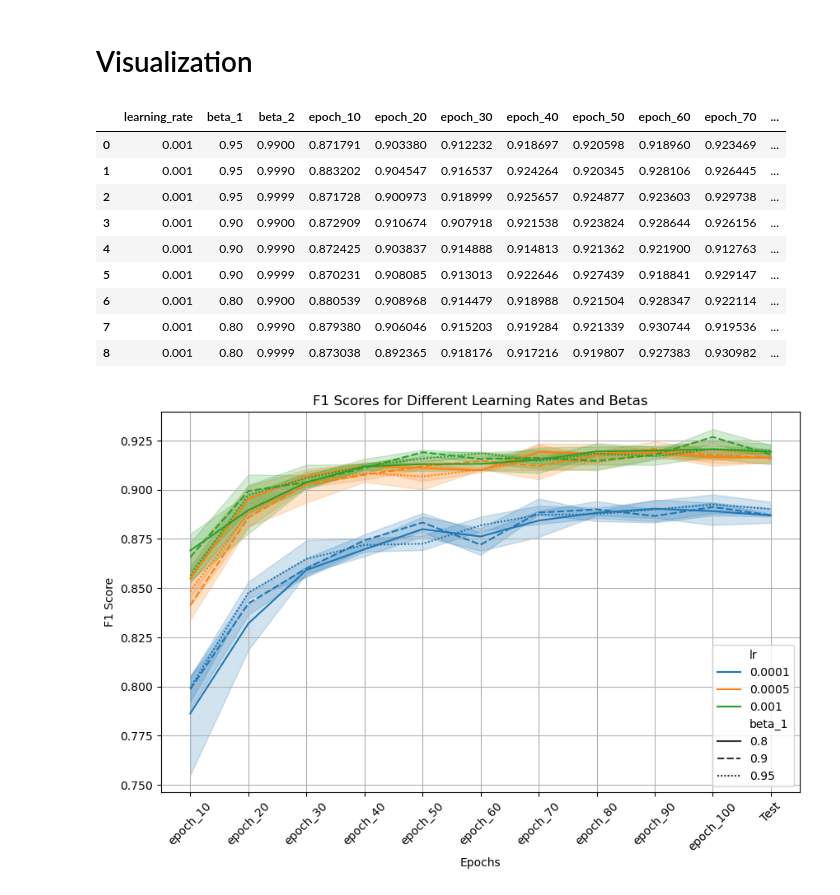
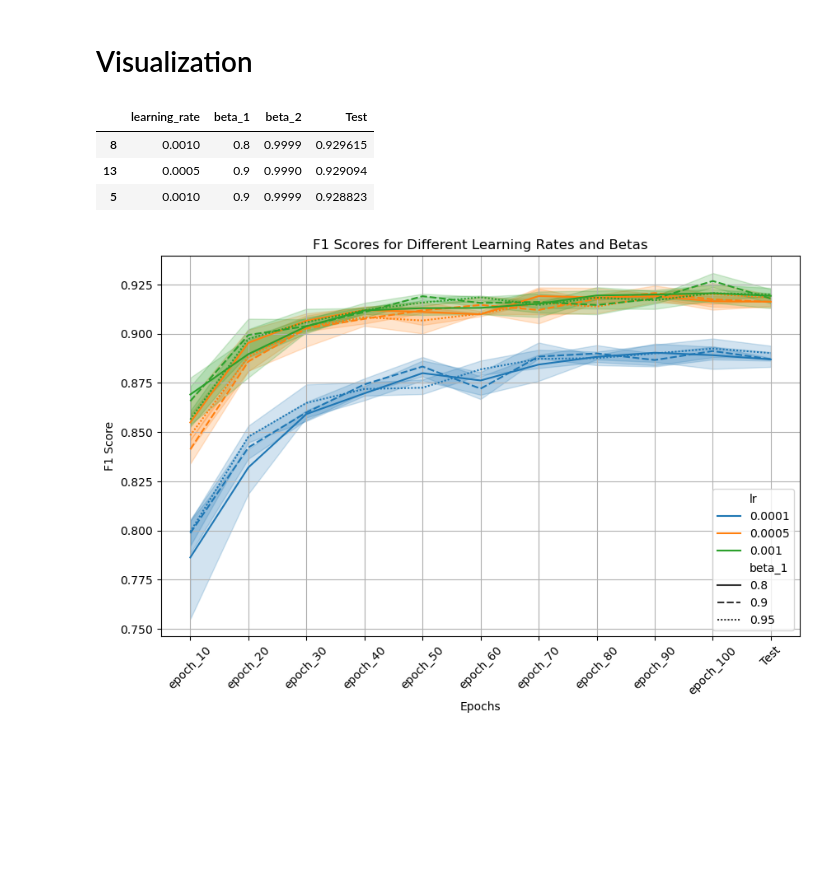
Before and after one commit to SamuelWaridel/OptML-project, a Jupyter notebook: finetuning Adam.ipynb, the cells around one changed output. Drawn from its saved outputs; the diff is of its cells as text; code cells hidden in the pictures; blank space fills up the shorter version.

Commit message:
changes made to the finetuning Adam notebook

```diff
--- a/finetuning Adam.ipynb
+++ b/finetuning Adam.ipynb
@@ -102,19 +102,14 @@ for lr, beta_1, beta_2 in product(learning_rates, beta_1s, beta_2s):
 # %% [markdown]
 # Visualization
 # %%
-df = pd.read_csv("Results/Adam/Adam_densenet.csv")
-df
+df = pd.read_csv("Results/Adam_densenet.csv")
+df.sort_values(by=["Test"], ascending=False, inplace=True)
+df.head(3).loc[:, ["learning_rate", "beta_1", "beta_2", "Test"]]
 # %% [output]
-|  | learning_rate | beta_1 | beta_2 | epoch_10 | epoch_20 | epoch_30 | epoch_40 | epoch_50 | epoch_60 | epoch_70 | ... |
-| 0 | 0.001 | 0.95 | 0.9900 | 0.871791 | 0.903380 | 0.912232 | 0.918697 | 0.920598 | 0.918960 | 0.923469 | ... |
-| 1 | 0.001 | 0.95 | 0.9990 | 0.883202 | 0.904547 | 0.916537 | 0.924264 | 0.920345 | 0.928106 | 0.926445 | ... |
-| 2 | 0.001 | 0.95 | 0.9999 | 0.871728 | 0.900973 | 0.918999 | 0.925657 | 0.924877 | 0.923603 | 0.929738 | ... |
-| 3 | 0.001 | 0.90 | 0.9900 | 0.872909 | 0.910674 | 0.907918 | 0.921538 | 0.923824 | 0.928644 | 0.926156 | ... |
-| 4 | 0.001 | 0.90 | 0.9990 | 0.872425 | 0.903837 | 0.914888 | 0.914813 | 0.921362 | 0.921900 | 0.912763 | ... |
-| 5 | 0.001 | 0.90 | 0.9999 | 0.870231 | 0.908085 | 0.913013 | 0.922646 | 0.927439 | 0.918841 | 0.929147 | ... |
-| 6 | 0.001 | 0.80 | 0.9900 | 0.880539 | 0.908968 | 0.914479 | 0.918988 | 0.921504 | 0.928347 | 0.922114 | ... |
-| 7 | 0.001 | 0.80 | 0.9990 | 0.879380 | 0.906046 | 0.915203 | 0.919284 | 0.921339 | 0.930744 | 0.919536 | ... |
-| 8 | 0.001 | 0.80 | 0.9999 | 0.873038 | 0.892365 | 0.918176 | 0.917216 | 0.919807 | 0.927383 | 0.930982 | ... |
+|  | learning_rate | beta_1 | beta_2 | Test |
+| 8 | 0.0010 | 0.8 | 0.9999 | 0.929615 |
+| 13 | 0.0005 | 0.9 | 0.9990 | 0.929094 |
+| 5 | 0.0010 | 0.9 | 0.9999 | 0.928823 |
 # %%
 df.groupby(['learning_rate', 'beta_1', 'beta_2']).mean()
 # %%
```
